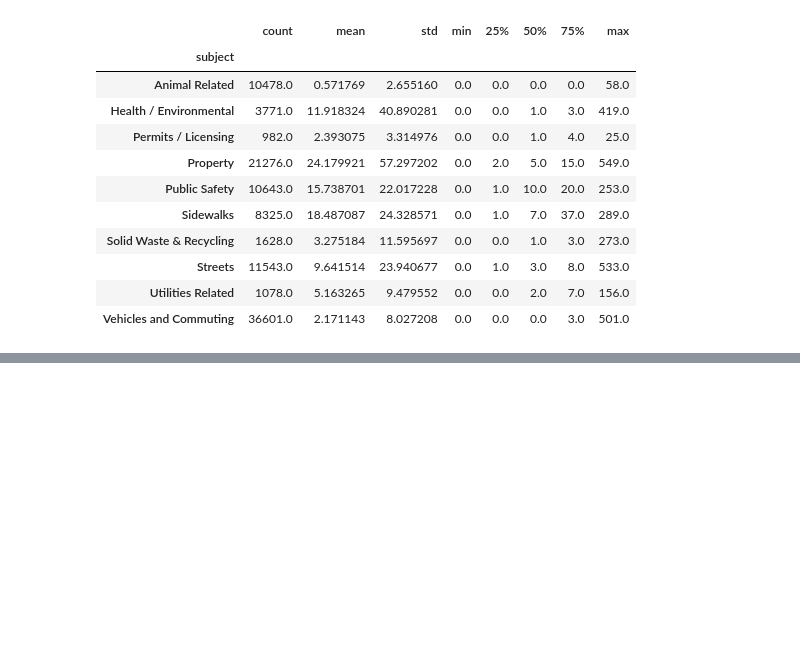
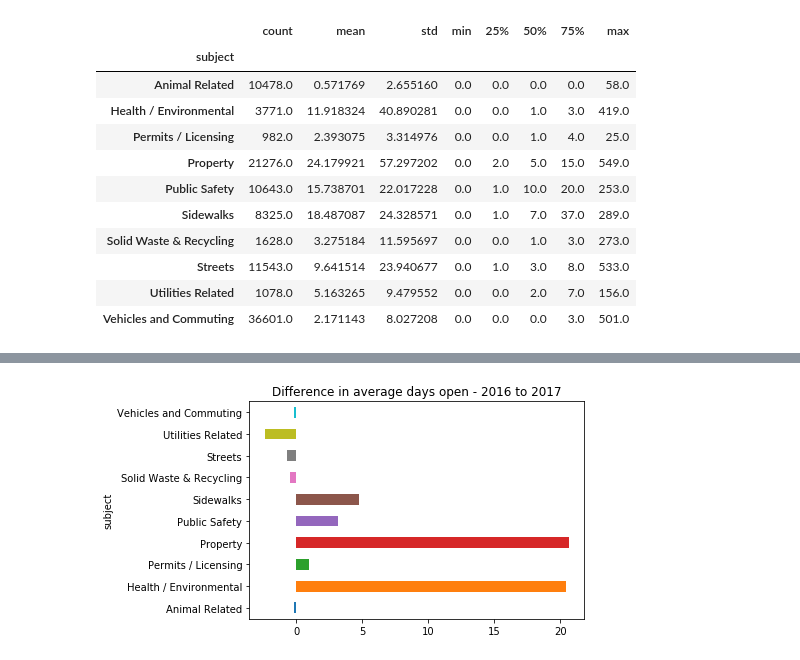
Before and after one commit to lwdee/Springboard, a Jupyter notebook: Capstone/Capstone_1_Data_Wrangling.ipynb, the cells around one changed output, grey strips where cells are left out. Cells and saved outputs as stored; diff of their text form; code cells hidden in the pictures; blank space fills up the shorter version.

```diff
--- a/Capstone/Capstone_1_Data_Wrangling.ipynb
+++ b/Capstone/Capstone_1_Data_Wrangling.ipynb
@@ -761,0 +781,5 @@ plt.show()
+# %%
+subj_mean16 = df.loc['2016'].groupby('subject')['days_open'].mean()
+subj_mean17 = df.loc['2017'].groupby('subject')['days_open'].mean()
+subj_diff = subj_mean17 - subj_mean16
+subj_diff
@@ -761,0 +799,5 @@ plt.show()
+# %%
+subj_diff.plot(kind = 'barh', title = 'Difference in average days open - 2016 to 2017')
+plt.show()
+# %% [output]
+[figure, added]
```
Also changed, not shown: parts of 9 cells of this notebook.
